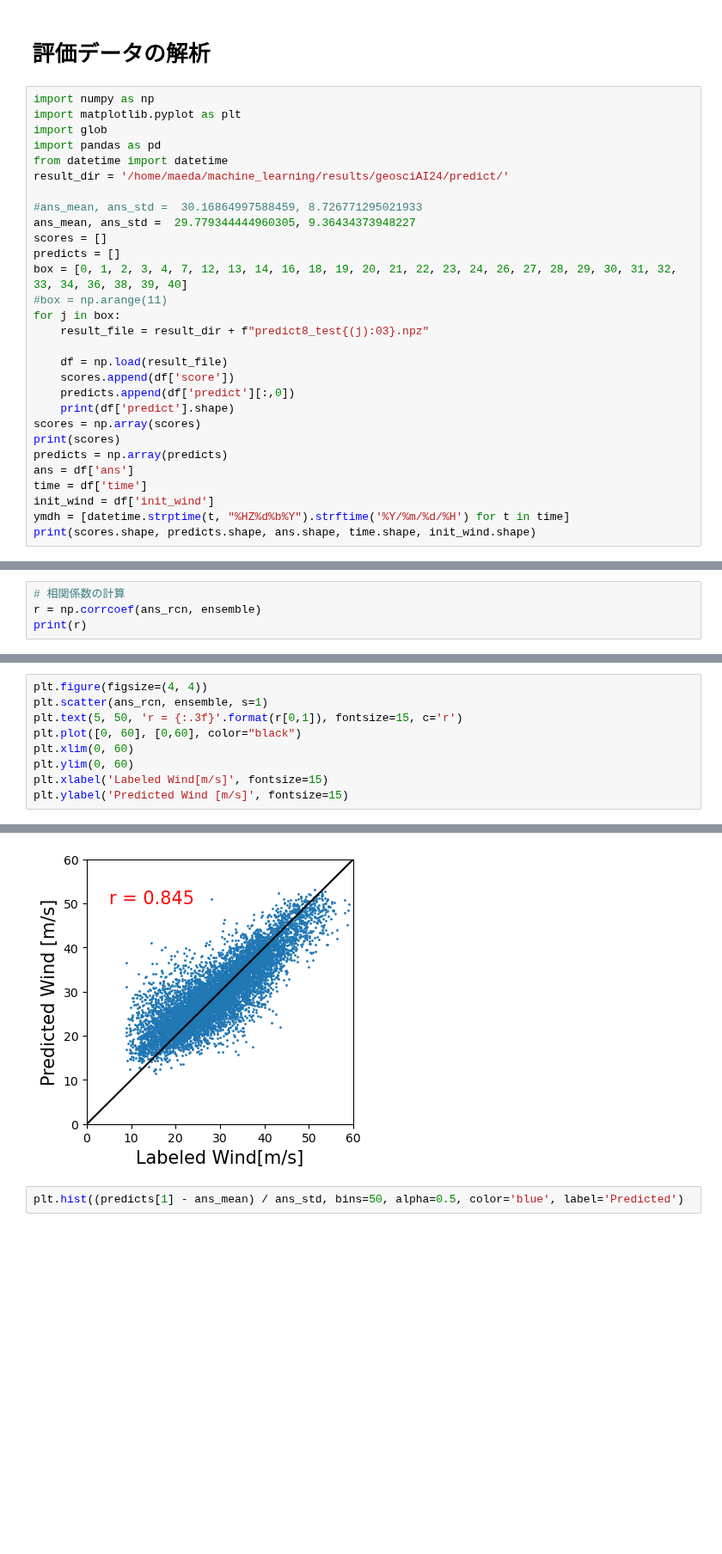
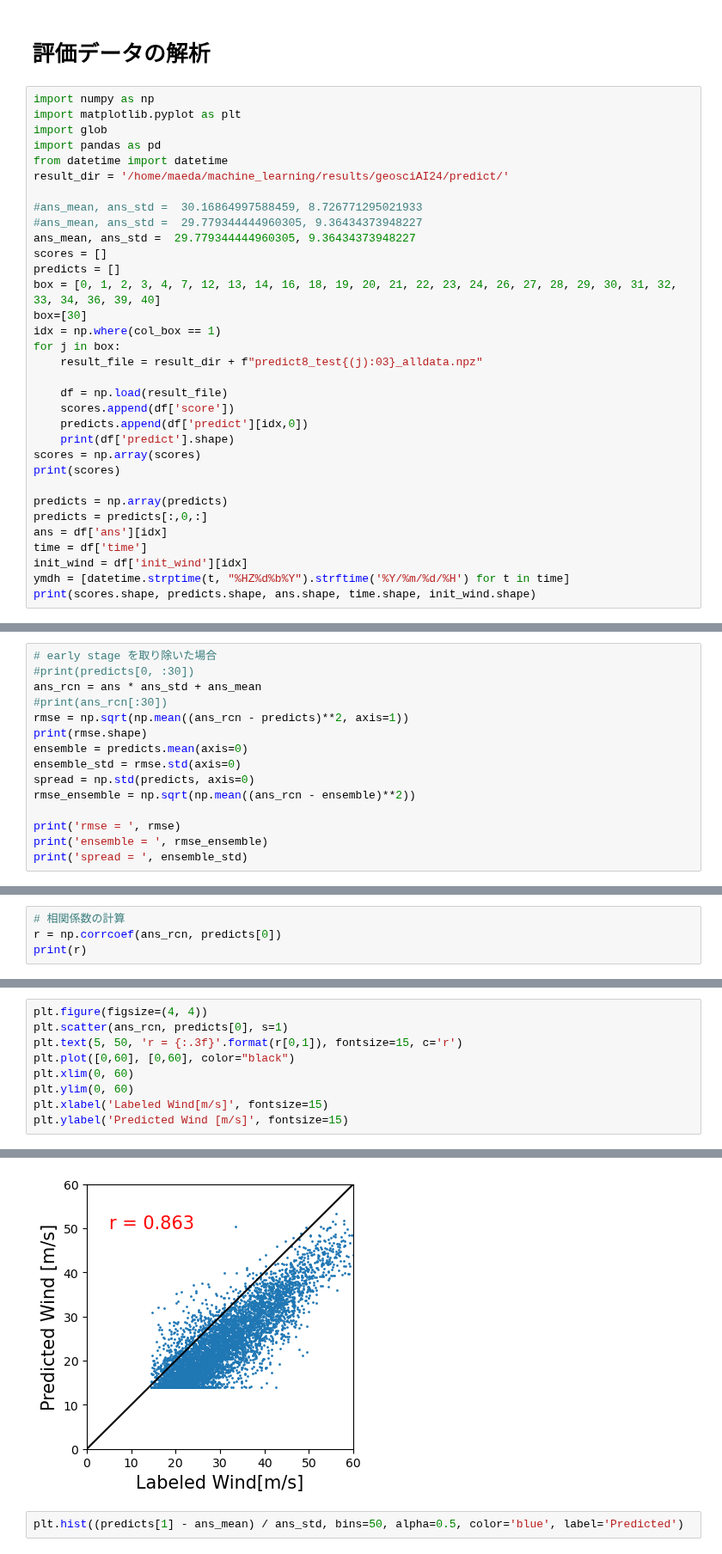
Before and after one commit to Yuumae1/machine_learning, a Jupyter notebook: notebook/geosciAI2024.ipynb, the cells around one changed output, grey strips where cells are left out. Shown at 86% size. Saved outputs shown, nothing was run; the diff lists cells and outputs as text; blank space fills up the shorter version.

```diff
--- a/notebook/geosciAI2024.ipynb
+++ b/notebook/geosciAI2024.ipynb
@@ -734,24 +765,28 @@ from datetime import datetime
 result_dir = '/home/maeda/machine_learning/results/geosciAI24/predict/'
 
 #ans_mean, ans_std =  30.16864997588459, 8.726771295021933
+#ans_mean, ans_std =  29.779344444960305, 9.36434373948227
 ans_mean, ans_std =  29.779344444960305, 9.36434373948227
 scores = []
 predicts = []
-box = [0, 1, 2, 3, 4, 7, 12, 13, 14, 16, 18, 19, 20, 21, 22, 23, 24, 26, 27, 28, 29, 30, 31, 32, 33, 34, 36, 38, 39, 40]
-#box = np.arange(11)
+box = [0, 1, 2, 3, 4, 7, 12, 13, 14, 16, 18, 19, 20, 21, 22, 23, 24, 26, 27, 28, 29, 30, 31, 32, 33, 34, 36, 39, 40]
+box=[30]
+idx = np.where(col_box == 1)
 for j in box:
-    result_file = result_dir + f"predict8_test{(j):03}.npz"
+    result_file = result_dir + f"predict8_test{(j):03}_alldata.npz"
 
     df = np.load(result_file)
     scores.append(df['score'])
-    predicts.append(df['predict'][:,0])
+    predicts.append(df['predict'][idx,0])
     print(df['predict'].shape)
 scores = np.array(scores)
 print(scores)
+
 predicts = np.array(predicts)
-ans = df['ans']
+predicts = predicts[:,0,:]
+ans = df['ans'][idx]
 time = df['time']
-init_wind = df['init_wind']
+init_wind = df['init_wind'][idx]
 ymdh = [datetime.strptime(t, "%HZ%d%b%Y").strftime('%Y/%m/%d/%H') for t in time]
 print(scores.shape, predicts.shape, ans.shape, time.shape, init_wind.shape)
 # %% [output]
@@ -796,0 +813,15 @@ spread =  0.08050265136013209
+# %%
+# early stage を取り除いた場合
+#print(predicts[0, :30])
+ans_rcn = ans * ans_std + ans_mean
+#print(ans_rcn[:30])
+rmse = np.sqrt(np.mean((ans_rcn - predicts)**2, axis=1))
+print(rmse.shape)
+ensemble = predicts.mean(axis=0)
+ensemble_std = rmse.std(axis=0)
+spread = np.std(predicts, axis=0)
+rmse_ensemble = np.sqrt(np.mean((ans_rcn - ensemble)**2))
+
+print('rmse = ', rmse)
+print('ensemble = ', rmse_ensemble)
+print('spread = ', ensemble_std)
@@ -797,5 +837,5 @@ spread =  0.08050265136013209
 # %%
 # 相関係数の計算
-r = np.corrcoef(ans_rcn, ensemble)
+r = np.corrcoef(ans_rcn, predicts[0])
 print(r)
 # %% [output]
@@ -804,15 +844,15 @@ print(r)
 # %%
 plt.figure(figsize=(4, 4))
-plt.scatter(ans_rcn, ensemble, s=1)
+plt.scatter(ans_rcn, predicts[0], s=1)
 plt.text(5, 50, 'r = {:.3f}'.format(r[0,1]), fontsize=15, c='r')
-plt.plot([0, 60], [0,60], color="black")
+plt.plot([0,60], [0,60], color="black")
 plt.xlim(0, 60)
 plt.ylim(0, 60)
 plt.xlabel('Labeled Wind[m/s]', fontsize=15)
 plt.ylabel('Predicted Wind [m/s]', fontsize=15)
 # %% [output]
 Text(0, 0.5, 'Predicted Wind [m/s]')
-[figure, old version]
+[figure, new version]
 # %%
 plt.hist((predicts[1] - ans_mean) / ans_std, bins=50, alpha=0.5, color='blue', label='Predicted')
 # %% [output]
```
Also changed, not shown: parts of 14 cells of this notebook, 7 other files.
